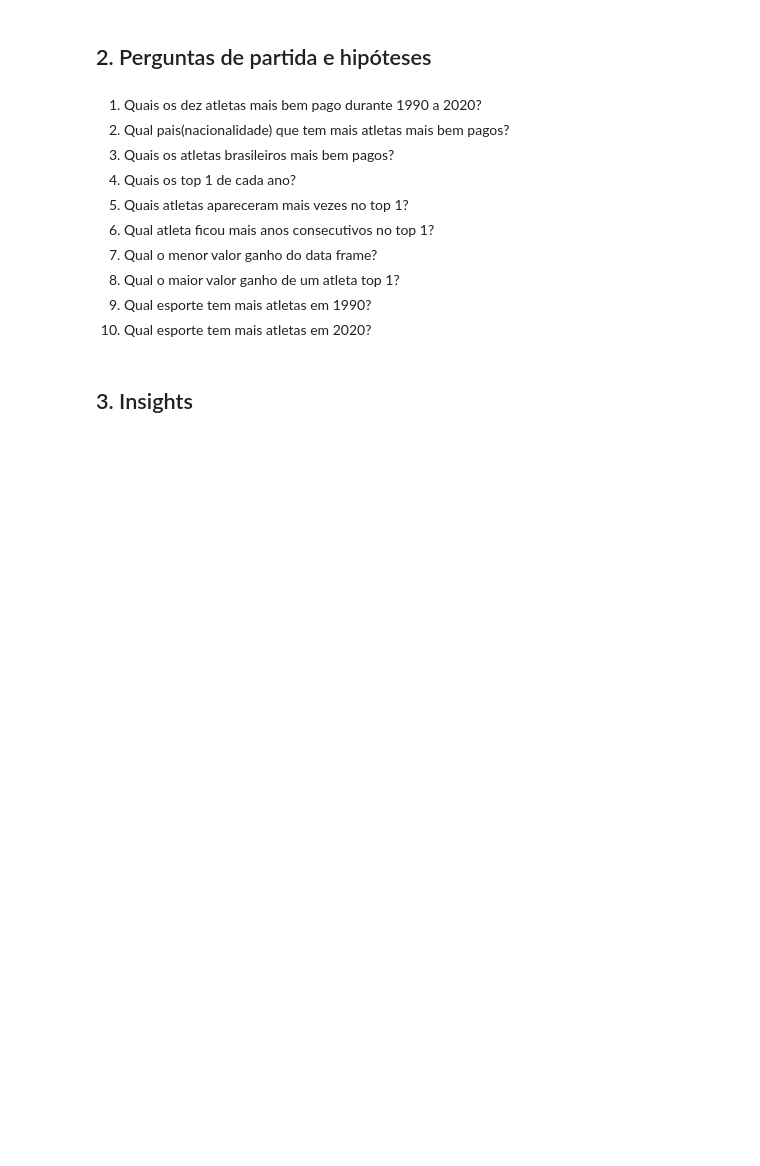
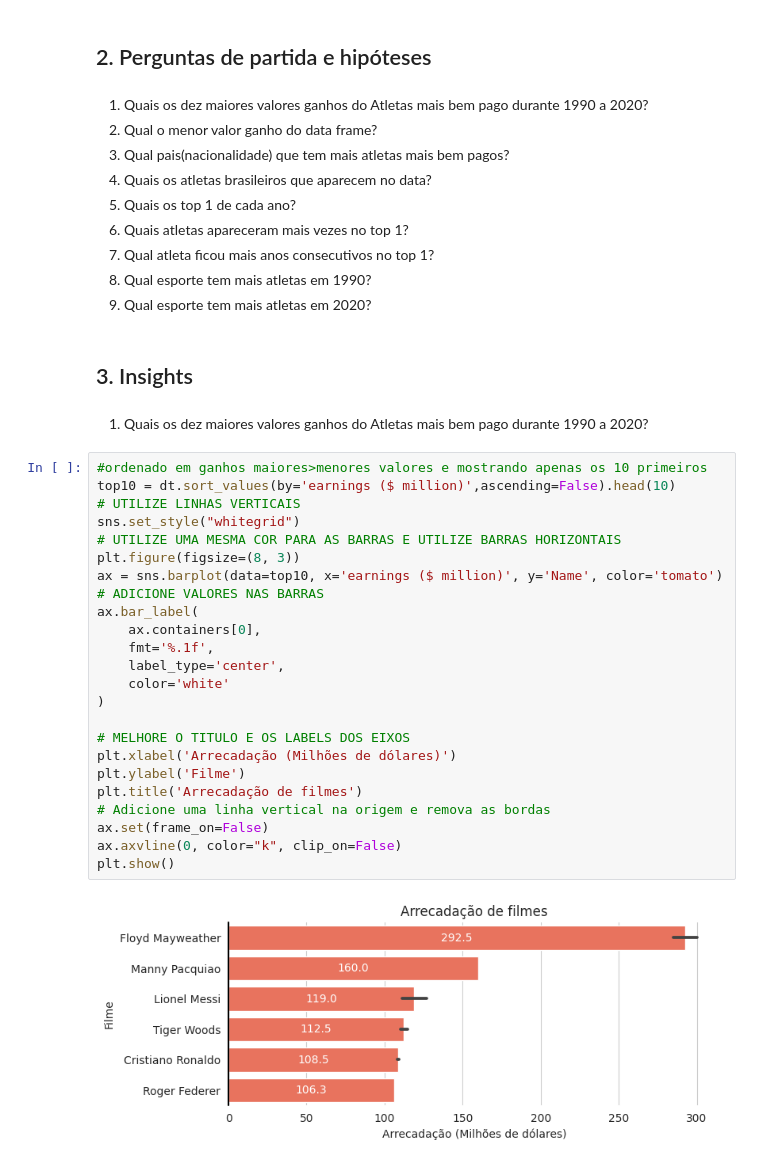
Before and after one commit to marcelloale/atlantico-bootcamp-cd, a Jupyter notebook: notebooks/atividade-05/analise-exploratoria-de-dados.ipynb, the cells around one changed output. Cells and saved outputs as stored; diff of their text form; blank space fills up the shorter version.

```diff
--- a/notebooks/atividade-05/analise-exploratoria-de-dados.ipynb
+++ b/notebooks/atividade-05/analise-exploratoria-de-dados.ipynb
@@ -101,15 +102,42 @@ A quantidade total de nulos no data frame é: 24
 # %% [markdown]
 ## 2. Perguntas de partida e hipóteses
 # %% [markdown]
-1. Quais os dez atletas mais bem pago durante 1990 a 2020?
-2. Qual pais(nacionalidade) que tem mais atletas mais bem pagos?
-3. Quais os atletas brasileiros mais bem pagos?
-4. Quais os top 1 de cada ano?
-5. Quais atletas apareceram mais vezes no top 1?
-6. Qual atleta ficou mais anos consecutivos no top 1?
-7. Qual o menor valor ganho do data frame?
-8. Qual o maior valor ganho de um atleta top 1?
-9. Qual esporte tem mais atletas em 1990?
-10. Qual esporte tem mais atletas em 2020?
+1. Quais os dez maiores valores ganhos do Atletas mais bem pago durante 1990 a 2020?
+2. Qual o menor valor ganho do data frame?
+3. Qual pais(nacionalidade) que tem mais atletas mais bem pagos?
+4. Quais os atletas brasileiros que aparecem no data?
+5. Quais os top 1 de cada ano?
+6. Quais atletas apareceram mais vezes no top 1?
+7. Qual atleta ficou mais anos consecutivos no top 1?
+8. Qual esporte tem mais atletas em 1990?
+9. Qual esporte tem mais atletas em 2020?
 # %% [markdown]
 ## 3. Insights
+# %% [markdown]
+1. Quais os dez maiores valores ganhos do Atletas mais bem pago durante 1990 a 2020?
+# %%
+#ordenado em ganhos maiores>menores valores e mostrando apenas os 10 primeiros
+top10 = dt.sort_values(by='earnings ($ million)',ascending=False).head(10)
+# UTILIZE LINHAS VERTICAIS
+sns.set_style("whitegrid")
+# UTILIZE UMA MESMA COR PARA AS BARRAS E UTILIZE BARRAS HORIZONTAIS
+plt.figure(figsize=(8, 3))
+ax = sns.barplot(data=top10, x='earnings ($ million)', y='Name', color='tomato')
+# ADICIONE VALORES NAS BARRAS
+ax.bar_label(
+    ax.containers[0],
+    fmt='%.1f',
+    label_type='center',
+    color='white'
+)
+
+# MELHORE O TITULO E OS LABELS DOS EIXOS
+plt.xlabel('Arrecadação (Milhões de dólares)')
+plt.ylabel('Filme')
+plt.title('Arrecadação de filmes')
+# Adicione uma linha vertical na origem e remova as bordas
+ax.set(frame_on=False)
+ax.axvline(0, color="k", clip_on=False)
+plt.show()
+# %% [output]
+[figure, added]
```
Also changed, not shown: parts of 13 cells of this notebook.
